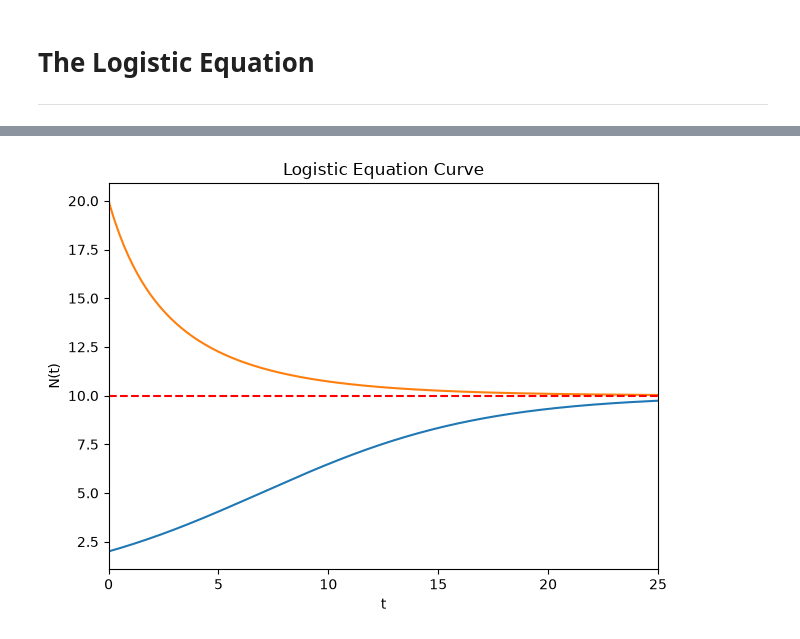
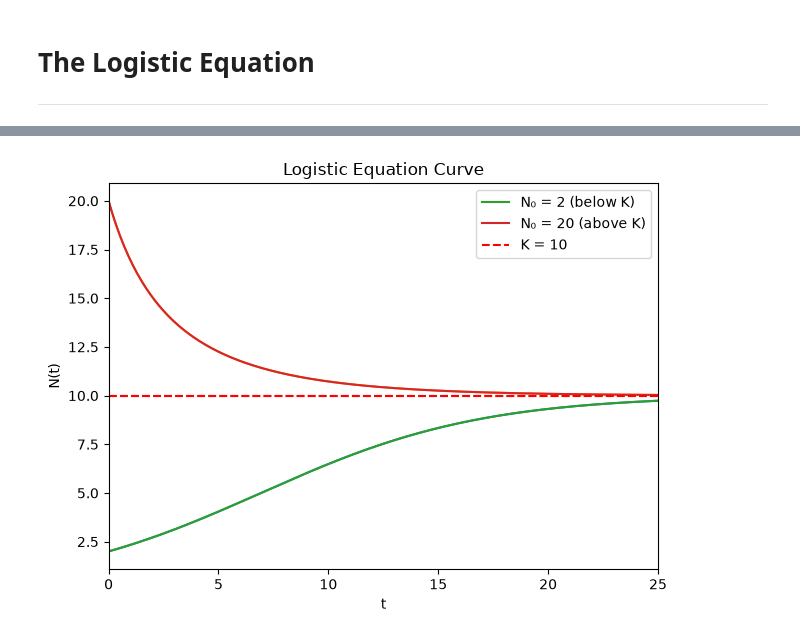
Before and after one commit to jasmine-moth/Mathematical-Ecology-Preperation, a Jupyter notebook: kot_ch.1/logistic_growth.ipynb, the cells around one changed output, grey strips where cells are left out. Drawn from its saved outputs; the diff is of its cells as text; code cells hidden in the pictures.

```diff
--- a/kot_ch.1/logistic_growth.ipynb
+++ b/kot_ch.1/logistic_growth.ipynb
@@ -100,30 +100,34 @@ $$
 # %%
 import matplotlib.pyplot as plt
 import numpy as np
 
 
 K = 10 #carrying capacity
 r = 0.2 #intrinsic rate of growth
 
 def N(t, N_0): #solution of the logistic equation
     output = K/(1+(K/N_0 - 1)*np.exp(-r*t))
     return output
 
 t1 = np.arange(0.000001, 25.1, 0.1)
 
 N1 = N(t1, N_0=2) #N_0 < K
 N2 = N(t1, N_0=20) #N_0 > K
 
 plt.plot(t1, N1)
 plt.plot(t1,N2)
 plt.axhline(y=K, linestyle='dashed', color='r')
 
 plt.xlabel('t')
 plt.ylabel('N(t)')
 plt.title('Logistic Equation Curve')
 plt.tight_layout()
 plt.xlim(0, max(t1))
+plt.plot(t1, N1, label=f'N₀ = 2 (below K)')
+plt.plot(t1, N2, label=f'N₀ = 20 (above K)')
+plt.axhline(y=K, linestyle='dashed', color='r', label=f'K = {K}')
+plt.legend()
 
 plt.show()
 # %% [output]
-[figure, old version]
+[figure, new version]
```
Also changed, not shown: parts of 1 cell of this notebook.
